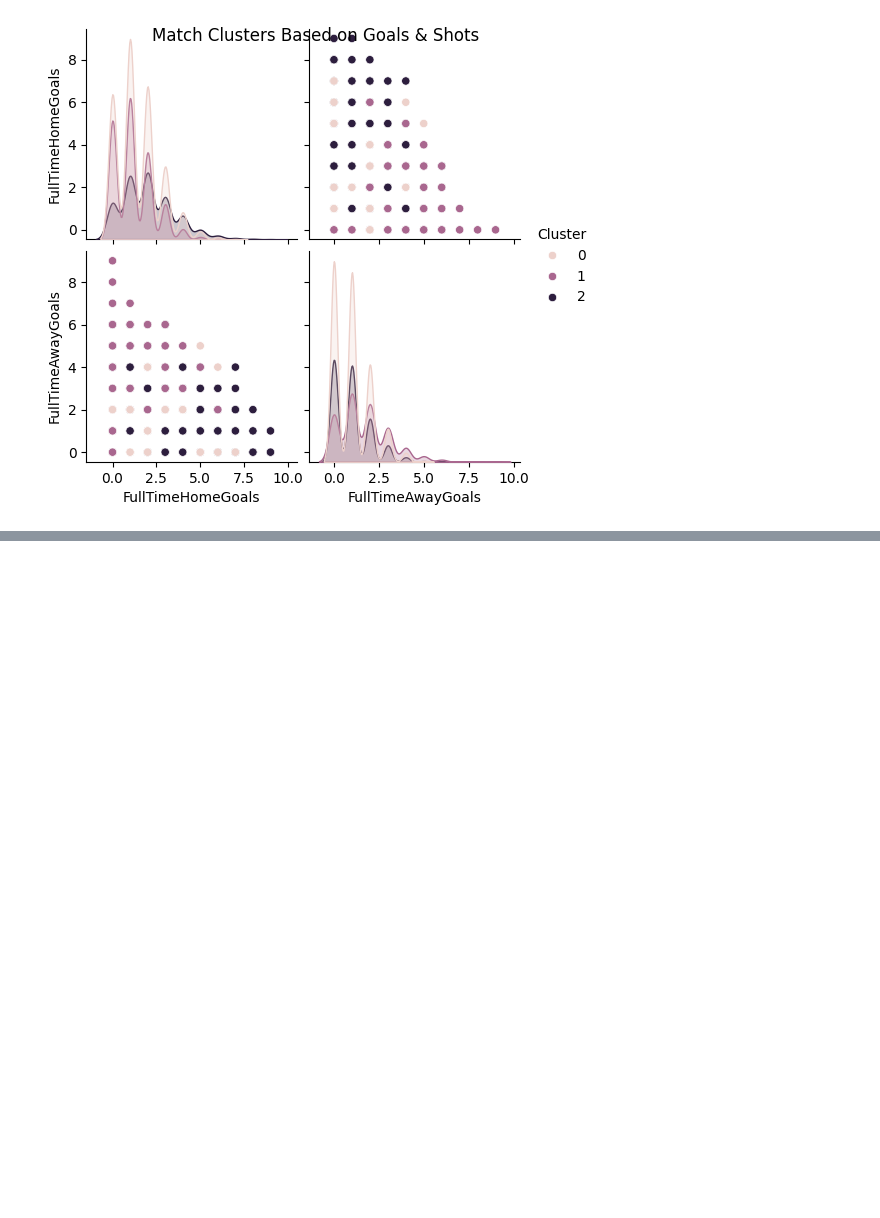
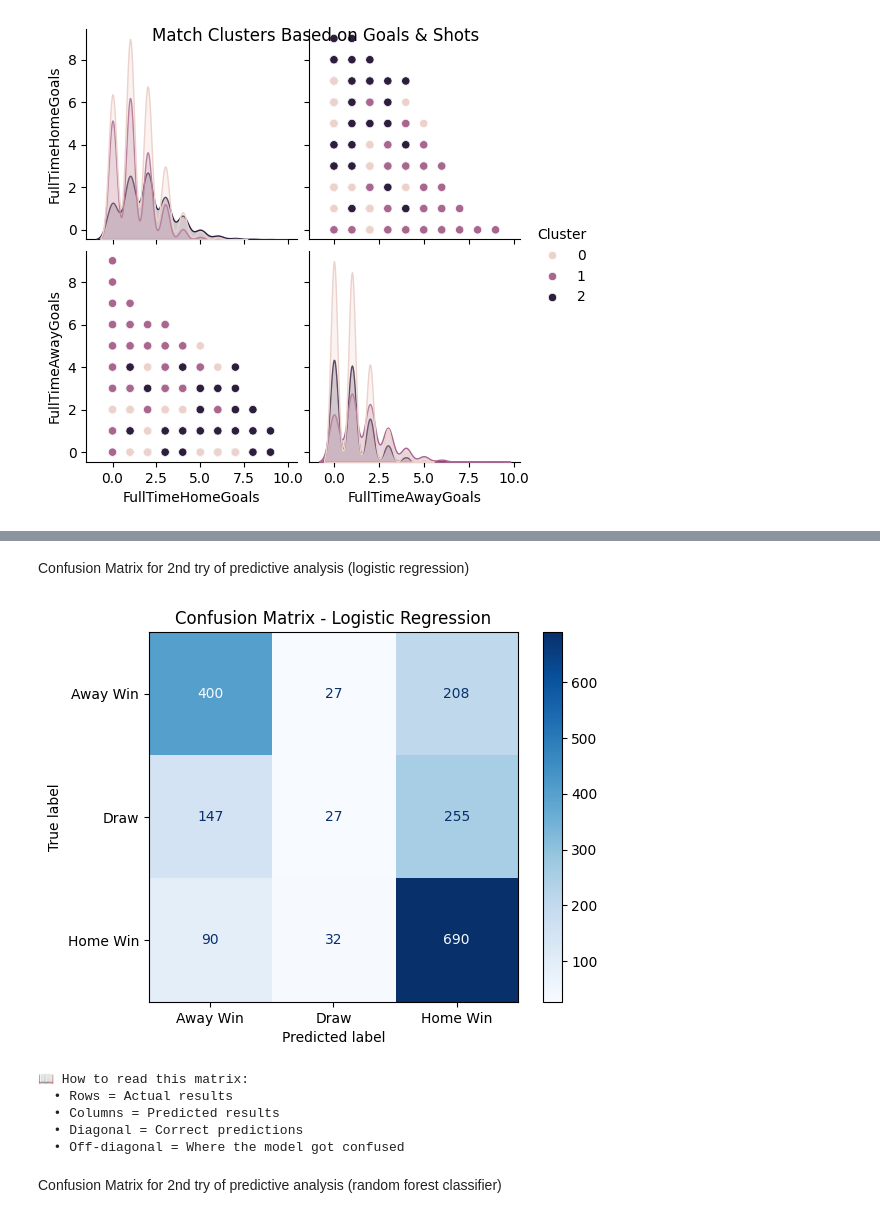
Before and after one commit to Alithani-compsc/Multi-Faceted_Analysis_of_English_Premier_League_Data-, a Jupyter notebook: Multi-Faceted Analysis of English Premier League Data.ipynb, the cells around one changed output, grey strips where cells are left out. Saved outputs shown, nothing was run; the diff lists cells and outputs as text; code cells hidden in the pictures; blank space fills up the shorter version.

```diff
--- a/Multi-Faceted Analysis of English Premier League Data.ipynb
+++ b/Multi-Faceted Analysis of English Premier League Data.ipynb
@@ -504,0 +456,17 @@ https://books.google.com.my/books?hl=en&lr=&id=arEwEQAAQBAJ&oi=fnd&pg=PA37&dq=en
+# %%
+# Choose the better model
+if accuracy_score(y_test, rf_pred) > accuracy_score(y_test, lr_pred):
+    best_model = rf_model
+    best_pred = rf_pred
+    best_name = "Random Forest"
+else:
+    best_model = lr_model
+    best_pred = lr_pred
+    best_name = "Logistic Regression"
+
+print(f"\n✅ Best Model: {best_name}")
+print(f"✅ Accuracy: {accuracy_score(y_test, best_pred):.4f}")
+print("\n" + "="*50)
+print("CLASSIFICATION REPORT")
+print("="*50)
+print(classification_report(y_test, best_pred))
@@ -504,0 +489,24 @@ https://books.google.com.my/books?hl=en&lr=&id=arEwEQAAQBAJ&oi=fnd&pg=PA37&dq=en
+# %% [markdown]
+Confusion Matrix for 2nd try of predictive analysis (logistic regression)
+# %%
+# Visualize where the model makes mistakes
+cm = confusion_matrix(y_test, best_pred, labels=best_model.classes_)
+disp = ConfusionMatrixDisplay(confusion_matrix=cm, display_labels=best_model.classes_)
+disp.plot(cmap='Blues')
+plt.title(f'Confusion Matrix - {best_name}')
+plt.show()
+
+print("\n📖 How to read this matrix:")
+print("  • Rows = Actual results")
+print("  • Columns = Predicted results")
+print("  • Diagonal = Correct predictions")
+print("  • Off-diagonal = Where the model got confused")
+# %% [output]
+[figure, added]
+📖 How to read this matrix:
+  • Rows = Actual results
+  • Columns = Predicted results
+  • Diagonal = Correct predictions
+  • Off-diagonal = Where the model got confused
+# %% [markdown]
+Confusion Matrix for 2nd try of predictive analysis (random forest classifier)
```
Also changed, not shown: parts of 61 cells of this notebook.
